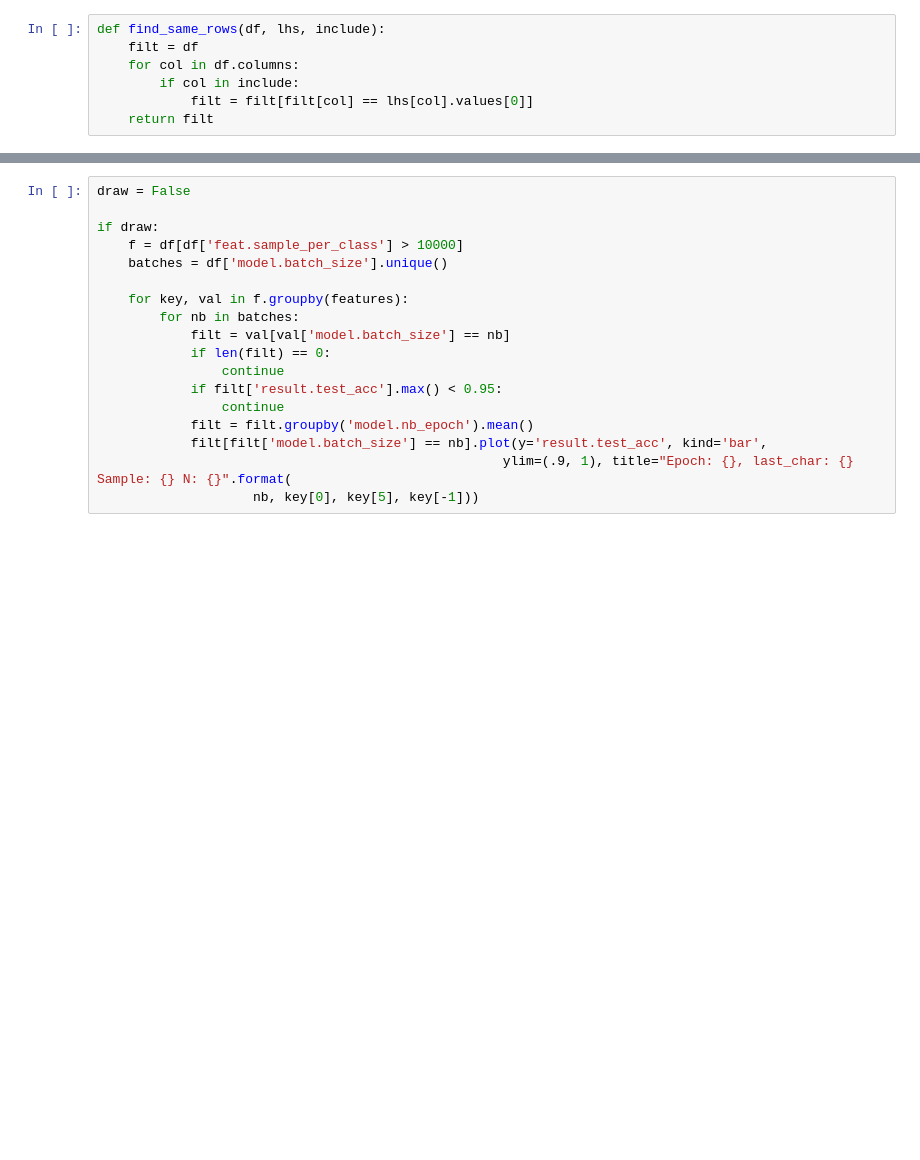
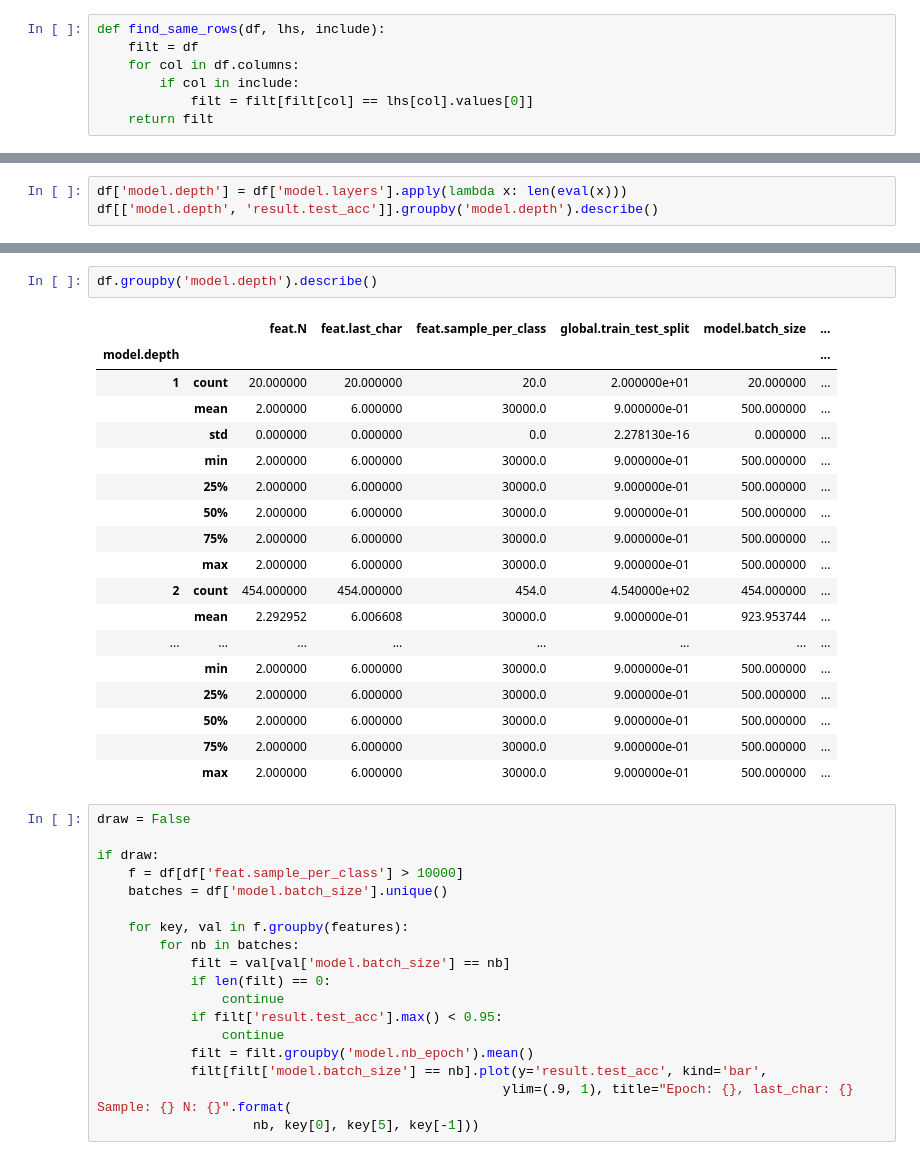
Before and after one commit to juditacs/noun-verb, a Jupyter notebook: experiments/analysis.ipynb, the cells around one changed output, grey strips where cells are left out. Drawn from its saved outputs; the diff is of its cells as text; blank space fills up the shorter version.

```diff
--- a/experiments/analysis.ipynb
+++ b/experiments/analysis.ipynb
@@ -134,0 +186,3 @@ filt = find_same_rows(df, best.transpose(), feat_uniq_col)
+# %%
+df['model.depth'] = df['model.layers'].apply(lambda x: len(eval(x)))
+df[['model.depth', 'result.test_acc']].groupby('model.depth').describe()
@@ -135,3 +208,24 @@ filt = find_same_rows(df, best.transpose(), feat_uniq_col)
+# %%
+df.groupby('model.depth').describe()
+# %% [output]
+|  |  | feat.N | feat.last_char | feat.sample_per_class | global.train_test_split | model.batch_size | ... |
+| model.depth |  |  |  |  |  |  | ... |
+| 1 | count | 20.000000 | 20.000000 | 20.0 | 2.000000e+01 | 20.000000 | ... |
+|  | mean | 2.000000 | 6.000000 | 30000.0 | 9.000000e-01 | 500.000000 | ... |
+|  | std | 0.000000 | 0.000000 | 0.0 | 2.278130e-16 | 0.000000 | ... |
+|  | min | 2.000000 | 6.000000 | 30000.0 | 9.000000e-01 | 500.000000 | ... |
+|  | 25% | 2.000000 | 6.000000 | 30000.0 | 9.000000e-01 | 500.000000 | ... |
+|  | 50% | 2.000000 | 6.000000 | 30000.0 | 9.000000e-01 | 500.000000 | ... |
+|  | 75% | 2.000000 | 6.000000 | 30000.0 | 9.000000e-01 | 500.000000 | ... |
+|  | max | 2.000000 | 6.000000 | 30000.0 | 9.000000e-01 | 500.000000 | ... |
+| 2 | count | 454.000000 | 454.000000 | 454.0 | 4.540000e+02 | 454.000000 | ... |
+|  | mean | 2.292952 | 6.006608 | 30000.0 | 9.000000e-01 | 923.953744 | ... |
+| ... | ... | ... | ... | ... | ... | ... | ... |
+|  | min | 2.000000 | 6.000000 | 30000.0 | 9.000000e-01 | 500.000000 | ... |
+|  | 25% | 2.000000 | 6.000000 | 30000.0 | 9.000000e-01 | 500.000000 | ... |
+|  | 50% | 2.000000 | 6.000000 | 30000.0 | 9.000000e-01 | 500.000000 | ... |
+|  | 75% | 2.000000 | 6.000000 | 30000.0 | 9.000000e-01 | 500.000000 | ... |
+|  | max | 2.000000 | 6.000000 | 30000.0 | 9.000000e-01 | 500.000000 | ... |
 # %%
 draw = False
 
```
Also changed, not shown: parts of 15 cells of this notebook, 1 other file.
